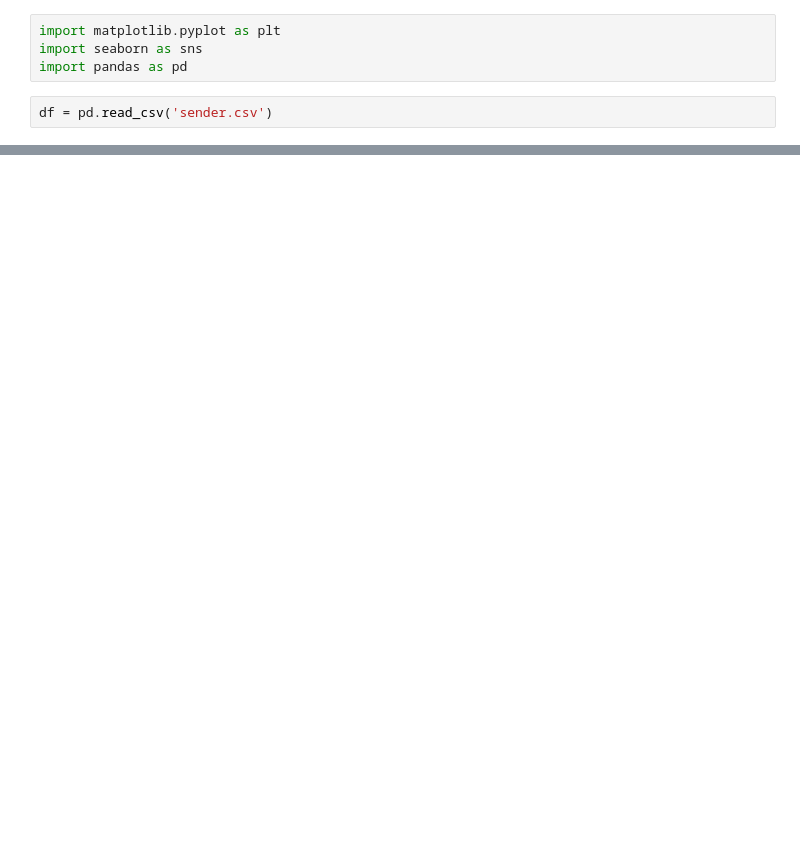
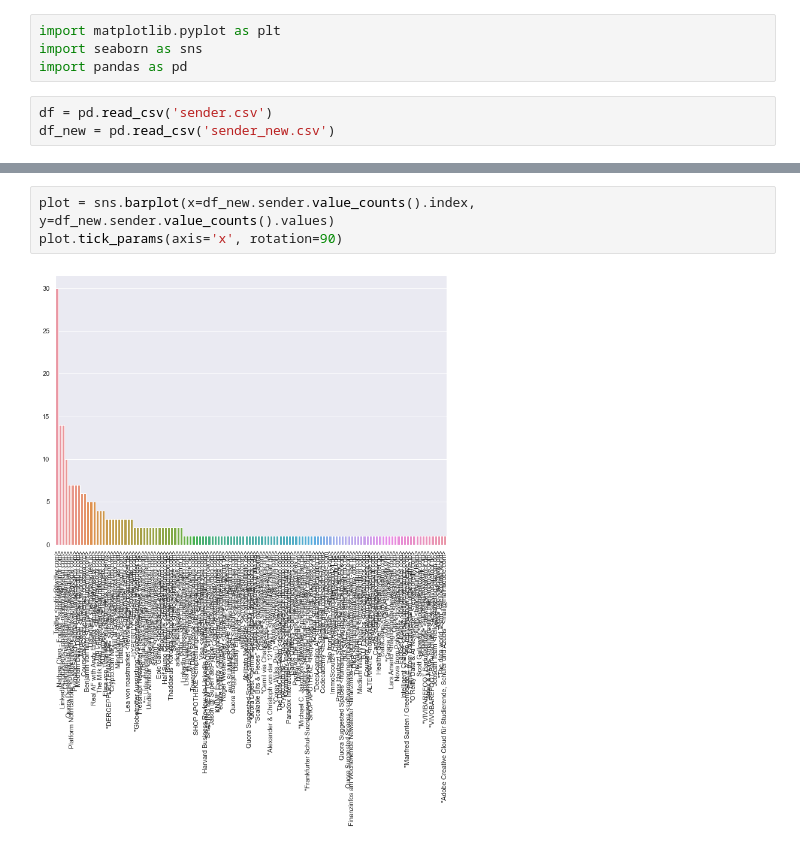
Before and after one commit to Lukas-Forst/100-Days-of-Code, a Jupyter notebook: Day60/Untitled.ipynb, the cells around one changed output, grey strips where cells are left out. Cells and saved outputs as stored; diff of their text form; blank space fills up the shorter version.

```diff
--- a/Day60/Untitled.ipynb
+++ b/Day60/Untitled.ipynb
@@ -4,6 +4,7 @@ import seaborn as sns
 import pandas as pd
 # %%
 df = pd.read_csv('sender.csv')
+df_new = pd.read_csv('sender_new.csv')
 # %%
 df.head()
 # %% [output]
@@ -42,0 +33,5 @@ plot.tick_params(axis='x', rotation=90)
+# %%
+plot = sns.barplot(x=df_new.sender.value_counts().index, y=df_new.sender.value_counts().values)
+plot.tick_params(axis='x', rotation=90)
+# %% [output]
+[figure, added]
```
Also changed, not shown: parts of 13 cells of this notebook, 2 other files.
